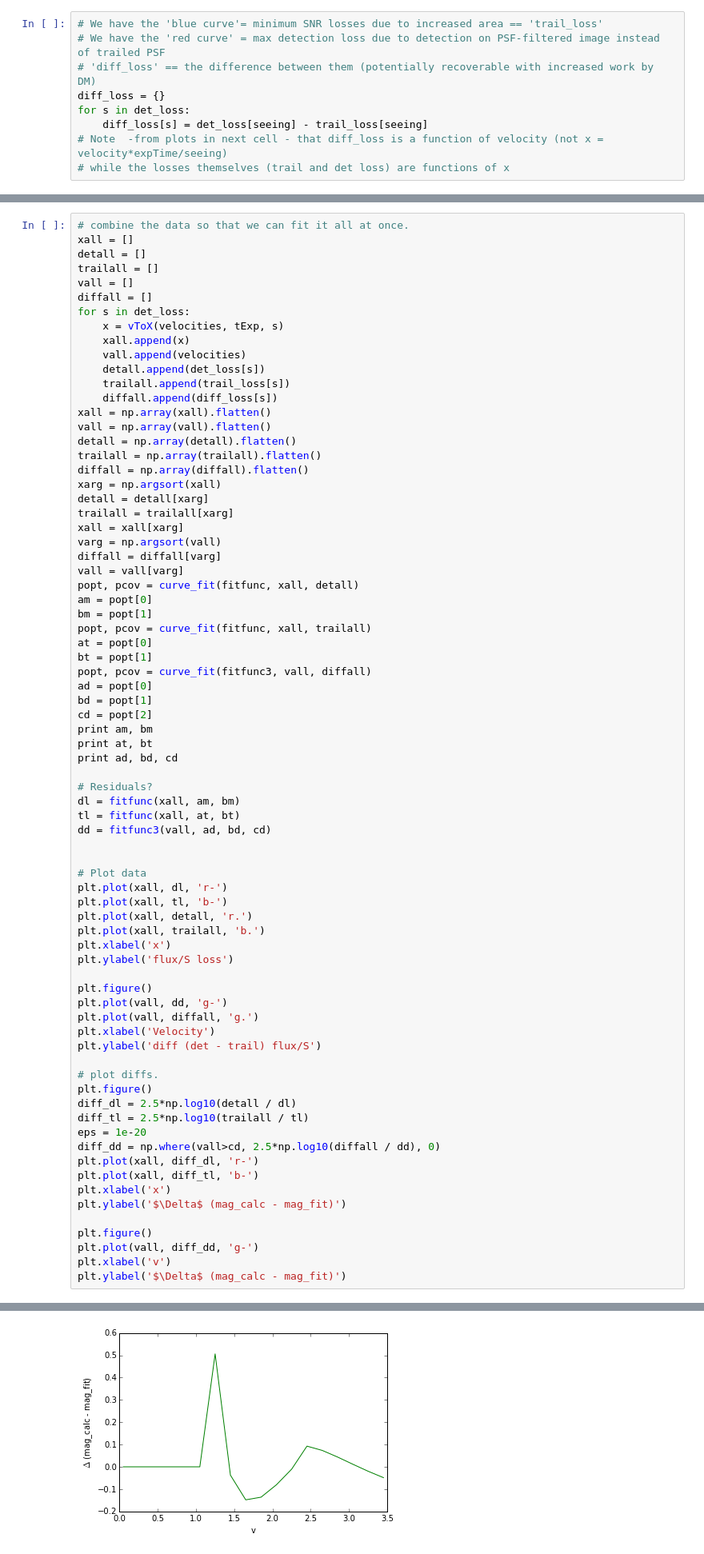
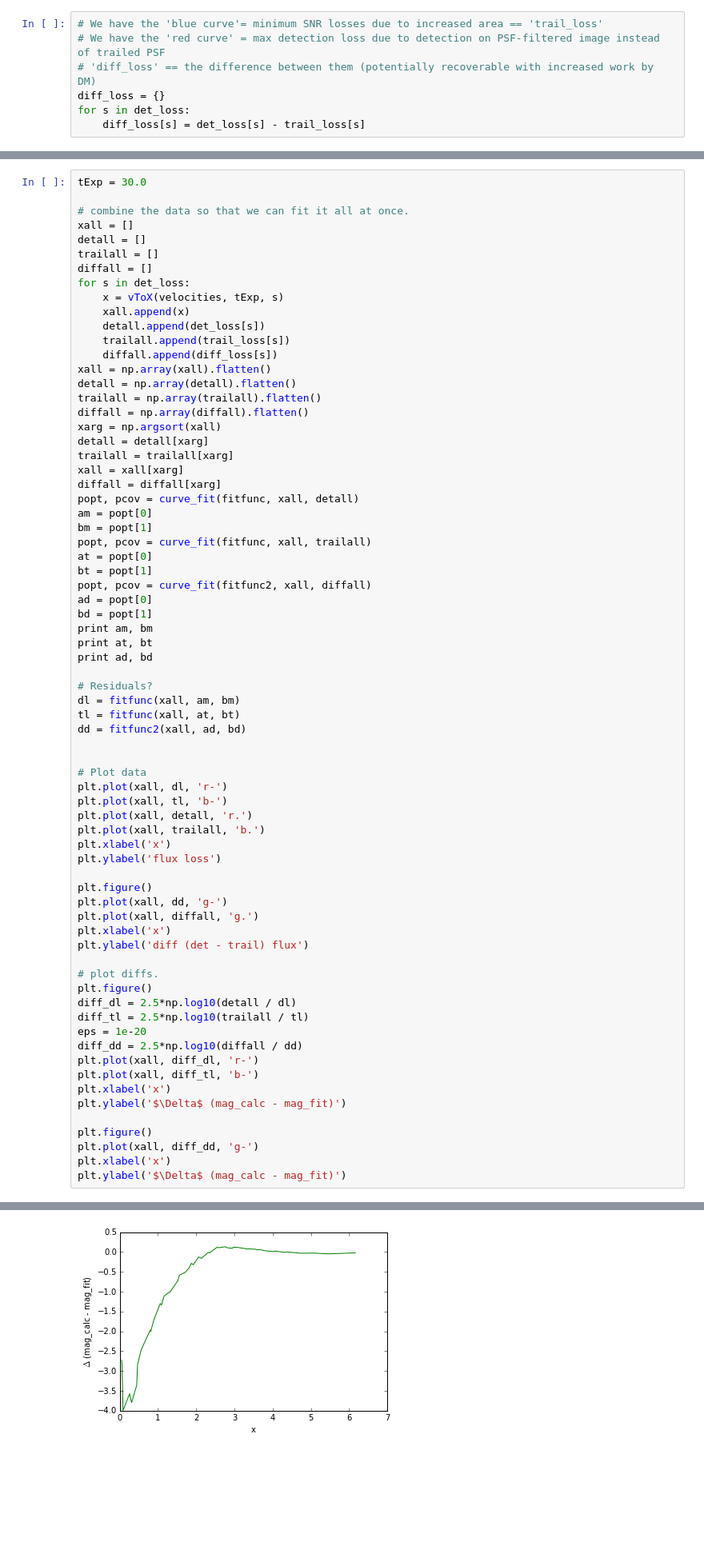
Before and after one commit to rhiannonlynne/MafSSO, a Jupyter notebook: Trailing Losses.ipynb, the cells around one changed output, grey strips where cells are left out. Shown at 80% size. Cells and saved outputs as stored; diff of their text form; blank space fills up the shorter version.

```diff
--- a/Trailing Losses.ipynb
+++ b/Trailing Losses.ipynb
@@ -540,9 +541,7 @@ for seeing in ([0.7, 1.0, 1.2]):
 # 'diff_loss' == the difference between them (potentially recoverable with increased work by DM)
 diff_loss = {}
 for s in det_loss:
-    diff_loss[s] = det_loss[seeing] - trail_loss[seeing]
-# Note  -from plots in next cell - that diff_loss is a function of velocity (not x = velocity*expTime/seeing)
-# while the losses themselves (trail and det loss) are functions of x
+    diff_loss[s] = det_loss[s] - trail_loss[s]
 # %%
 plt.figure()
 for s in det_loss:
@@ -601,19 +594,18 @@ def fitfunc3(x, c1, c2,  c3):
 # %%
+tExp = 30.0
+
 # combine the data so that we can fit it all at once.
 xall = []
 detall = []
 trailall = []
-vall = []
 diffall = []
 for s in det_loss:
     x = vToX(velocities, tExp, s)
     xall.append(x)
-    vall.append(velocities)
     detall.append(det_loss[s])
     trailall.append(trail_loss[s])
     diffall.append(diff_loss[s])
 xall = np.array(xall).flatten()
-vall = np.array(vall).flatten()
 detall = np.array(detall).flatten()
 trailall = np.array(trailall).flatten()
 diffall = np.array(diffall).flatten()
@@ -621,27 +613,24 @@ xarg = np.argsort(xall)
 detall = detall[xarg]
 trailall = trailall[xarg]
 xall = xall[xarg]
-varg = np.argsort(vall)
-diffall = diffall[varg]
-vall = vall[varg]
+diffall = diffall[xarg]
 popt, pcov = curve_fit(fitfunc, xall, detall)
 am = popt[0]
 bm = popt[1]
 popt, pcov = curve_fit(fitfunc, xall, trailall)
 at = popt[0]
 bt = popt[1]
-popt, pcov = curve_fit(fitfunc3, vall, diffall)
+popt, pcov = curve_fit(fitfunc2, xall, diffall)
 ad = popt[0]
 bd = popt[1]
-cd = popt[2]
 print am, bm
 print at, bt
-print ad, bd, cd
+print ad, bd
 
 # Residuals?
 dl = fitfunc(xall, am, bm)
 tl = fitfunc(xall, at, bt)
-dd = fitfunc3(vall, ad, bd, cd)
+dd = fitfunc2(xall, ad, bd)
 
 
 # Plot data
@@ -650,28 +639,28 @@ plt.plot(xall, tl, 'b-')
 plt.plot(xall, detall, 'r.')
 plt.plot(xall, trailall, 'b.')
 plt.xlabel('x')
-plt.ylabel('flux/S loss')
+plt.ylabel('flux loss')
 
 plt.figure()
-plt.plot(vall, dd, 'g-')
-plt.plot(vall, diffall, 'g.')
-plt.xlabel('Velocity')
-plt.ylabel('diff (det - trail) flux/S')
+plt.plot(xall, dd, 'g-')
+plt.plot(xall, diffall, 'g.')
+plt.xlabel('x')
+plt.ylabel('diff (det - trail) flux')
 
 # plot diffs.
 plt.figure()
 diff_dl = 2.5*np.log10(detall / dl)
 diff_tl = 2.5*np.log10(trailall / tl)
 eps = 1e-20
-diff_dd = np.where(vall>cd, 2.5*np.log10(diffall / dd), 0)
+diff_dd = 2.5*np.log10(diffall / dd)
 plt.plot(xall, diff_dl, 'r-')
 plt.plot(xall, diff_tl, 'b-')
 plt.xlabel('x')
 plt.ylabel('$\Delta$ (mag_calc - mag_fit)')
 
 plt.figure()
-plt.plot(vall, diff_dd, 'g-')
-plt.xlabel('v')
+plt.plot(xall, diff_dd, 'g-')
+plt.xlabel('x')
 plt.ylabel('$\Delta$ (mag_calc - mag_fit)')
 # %% [output]
 0.453087886378 0.720857478563
@@ -683,5 +672,5 @@ plt.ylabel('$\Delta$ (mag_calc - mag_fit)')
 [figure]
-[figure, old version]
+[figure, new version]
 # %% [markdown]
 Fitting the trailing losses with a simple polynomial seems to do better. A third order polynomial is not enough to capture the wiggles near x=0, so deg=4 it is. Actually, deg=5 does better at not adding additional losses near velocity=0, which is an important area.
 # %%
```
Also changed, not shown: parts of 8 cells of this notebook.
